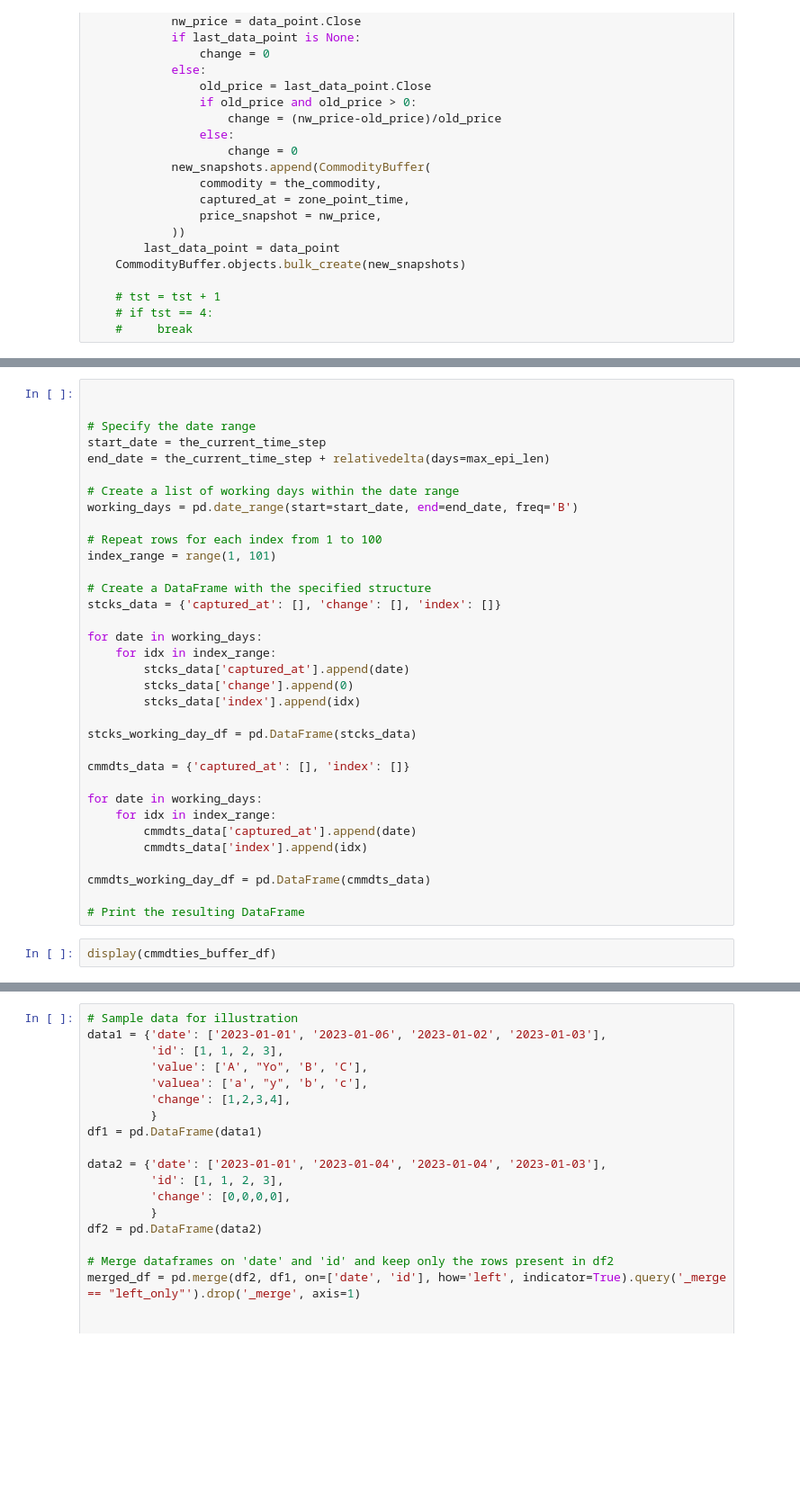
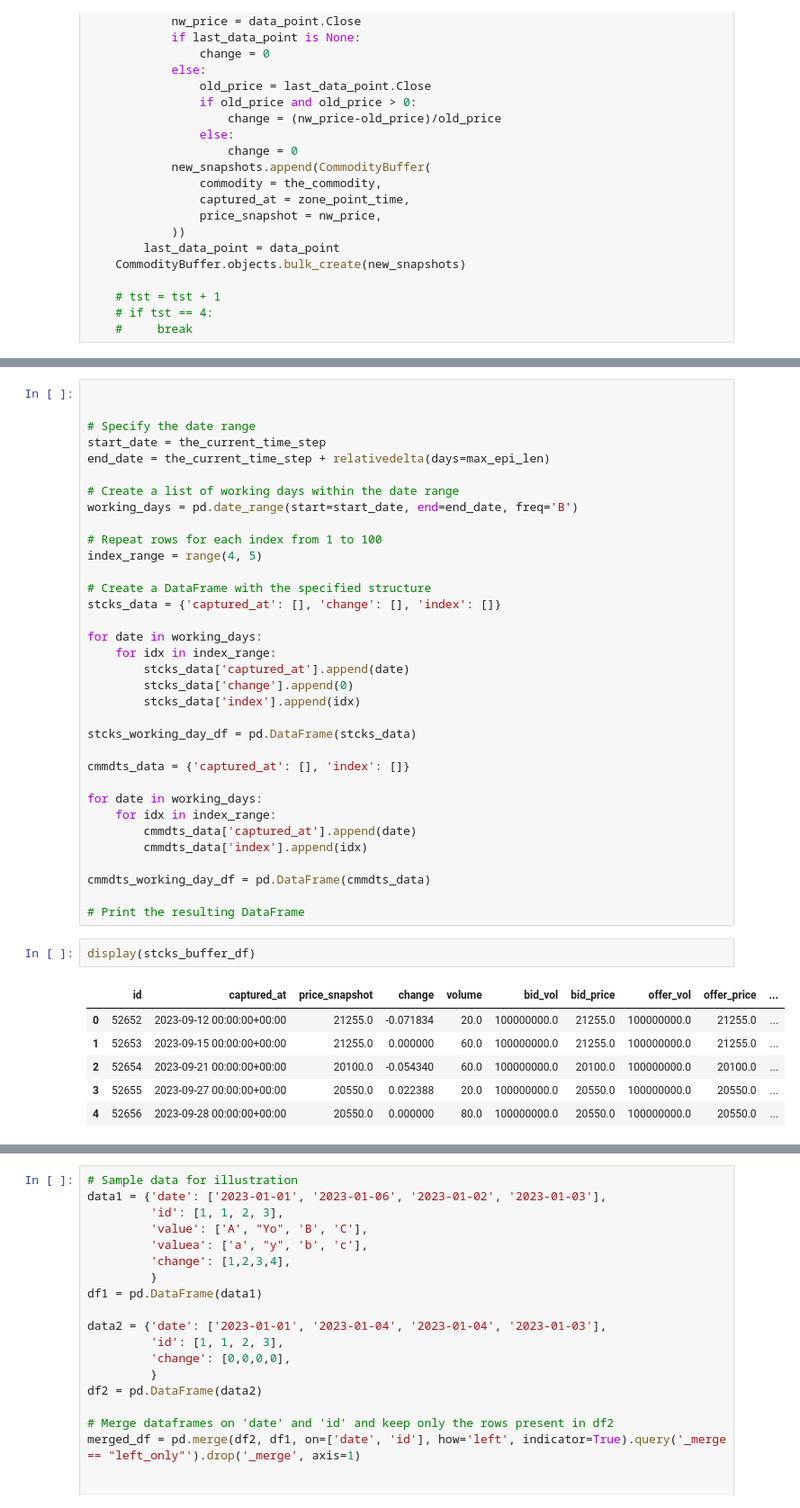
Before and after one commit to zayev123/commissionV2, a Jupyter notebook: apps/environment/scripts/script_scr1.ipynb, the cells around one changed output, grey strips where cells are left out. Shown: that part at 90% size. Drawn from its saved outputs; the diff is of its cells as text; blank space fills up the shorter version.

```diff
--- a/apps/environment/scripts/script_scr1.ipynb
+++ b/apps/environment/scripts/script_scr1.ipynb
@@ -319,7 +320,7 @@ end_date = the_current_time_step + relativedelta(days=max_epi_len)
 working_days = pd.date_range(start=start_date, end=end_date, freq='B')
 
 # Repeat rows for each index from 1 to 100
-index_range = range(1, 101)
+index_range = range(4, 5)
 
 # Create a DataFrame with the specified structure
 stcks_data = {'captured_at': [], 'change': [], 'index': []}
@@ -343,7 +344,14 @@ cmmdts_working_day_df = pd.DataFrame(cmmdts_data)
 
 # Print the resulting DataFrame
 # %%
-display(cmmdties_buffer_df)
+display(stcks_buffer_df)
+# %% [output]
+|  | id | captured_at | price_snapshot | change | volume | bid_vol | bid_price | offer_vol | offer_price | ... |
+| 0 | 52652 | 2023-09-12 00:00:00+00:00 | 21255.0 | -0.071834 | 20.0 | 100000000.0 | 21255.0 | 100000000.0 | 21255.0 | ... |
+| 1 | 52653 | 2023-09-15 00:00:00+00:00 | 21255.0 | 0.000000 | 60.0 | 100000000.0 | 21255.0 | 100000000.0 | 21255.0 | ... |
+| 2 | 52654 | 2023-09-21 00:00:00+00:00 | 20100.0 | -0.054340 | 60.0 | 100000000.0 | 20100.0 | 100000000.0 | 20100.0 | ... |
+| 3 | 52655 | 2023-09-27 00:00:00+00:00 | 20550.0 | 0.022388 | 20.0 | 100000000.0 | 20550.0 | 100000000.0 | 20550.0 | ... |
+| 4 | 52656 | 2023-09-28 00:00:00+00:00 | 20550.0 | 0.000000 | 80.0 | 100000000.0 | 20550.0 | 100000000.0 | 20550.0 | ... |
 # %%
 # id	captured_at	price_snapshot	change	volume	bid_vol	bid_price	offer_vol	offer_price	stock_id	close	high	low	open	index
 
```
Also changed, not shown: parts of 6 cells of this notebook, 4 other files.
